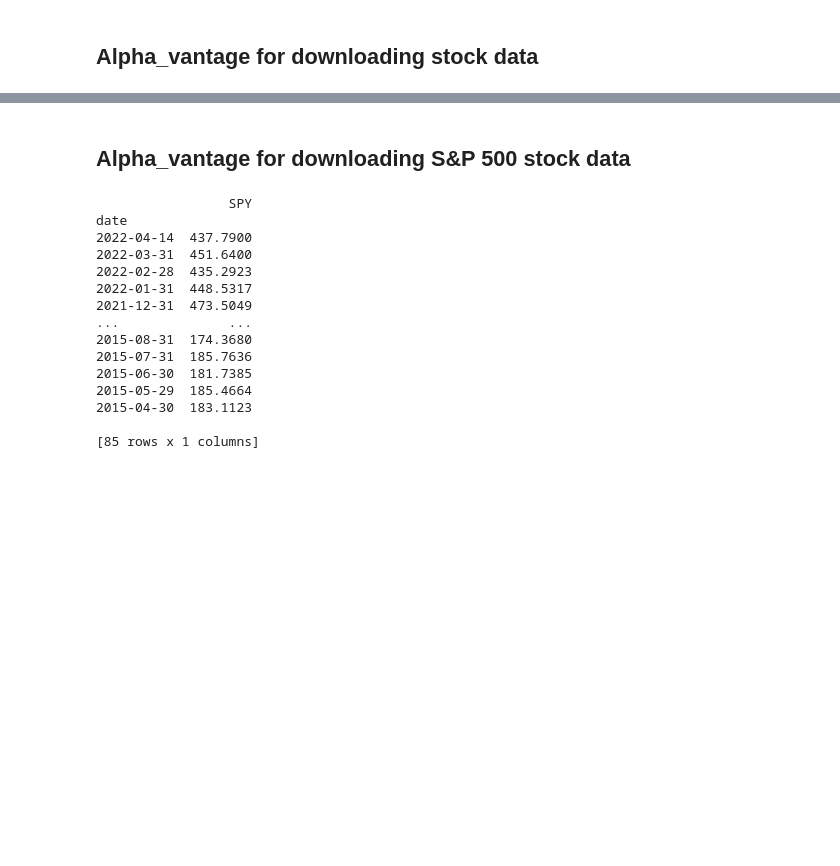
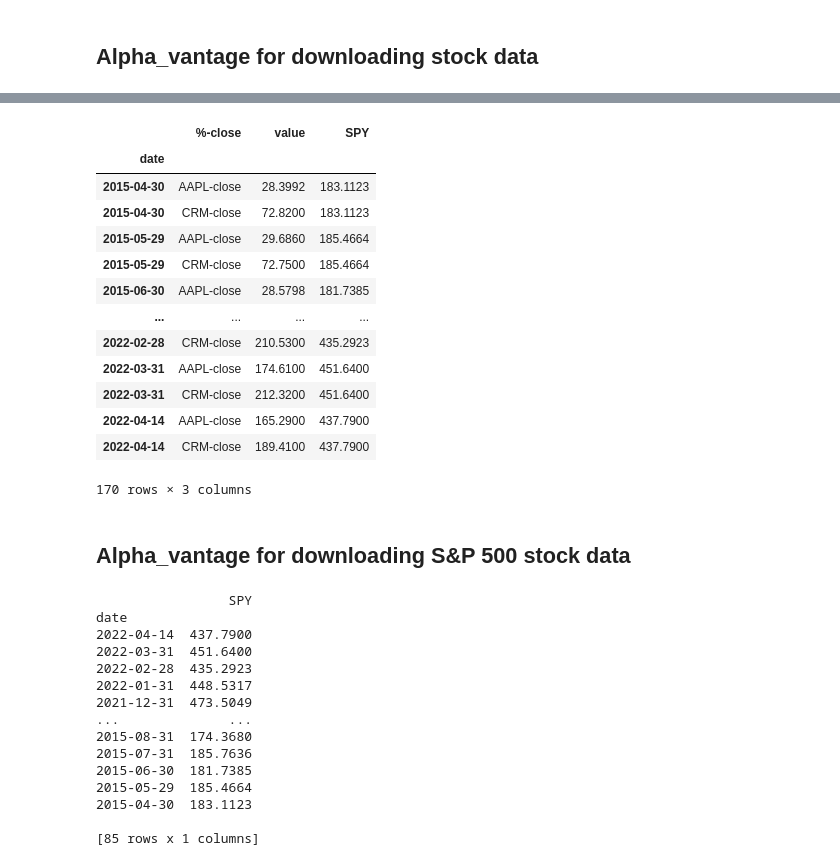
Before and after one commit to evianap/Roboadvisor, a Jupyter notebook: Obtain Stocks.ipynb, the cells around one changed output, grey strips where cells are left out. Drawn from its saved outputs; the diff is of its cells as text; code cells hidden in the pictures; blank space fills up the shorter version.

```diff
--- a/Obtain Stocks.ipynb
+++ b/Obtain Stocks.ipynb
@@ -89,0 +111,5 @@ date
+# %%
+stocks_df.reset_index(inplace=True)
+df2 = pd.melt(stocks_df, id_vars=['date'],
+                  var_name="%-close")
+df2
@@ -89,0 +130,3 @@ date
+# %%
+df2 = df2.set_index('date')
+df2
@@ -90,3 +148,21 @@ date
+# %%
+df2 = df2.merge(sp_stocks_df, left_index=True, right_index=True)
+df2
+# %% [output]
+|  | %-close | value | SPY |
+| date |  |  |  |
+| 2015-04-30 | AAPL-close | 28.3992 | 183.1123 |
+| 2015-04-30 | CRM-close | 72.8200 | 183.1123 |
+| 2015-05-29 | AAPL-close | 29.6860 | 185.4664 |
+| 2015-05-29 | CRM-close | 72.7500 | 185.4664 |
+| 2015-06-30 | AAPL-close | 28.5798 | 181.7385 |
+| ... | ... | ... | ... |
+| 2022-02-28 | CRM-close | 210.5300 | 435.2923 |
+| 2022-03-31 | AAPL-close | 174.6100 | 451.6400 |
+| 2022-03-31 | CRM-close | 212.3200 | 451.6400 |
+| 2022-04-14 | AAPL-close | 165.2900 | 437.7900 |
+| 2022-04-14 | CRM-close | 189.4100 | 437.7900 |
+170 rows × 3 columns
 # %% [markdown]
 ## Alpha_vantage for downloading S&P 500 stock data
 # %%
```
Also changed, not shown: parts of 10 cells of this notebook, 2 other files.
